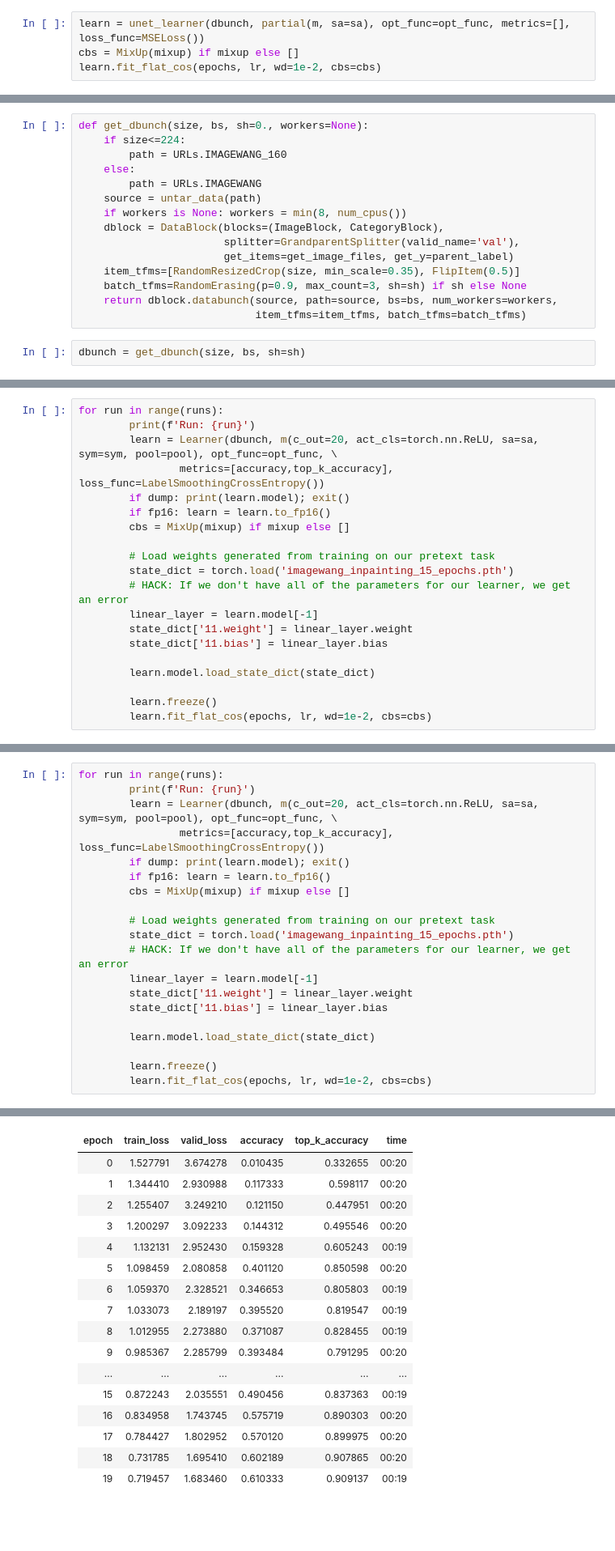
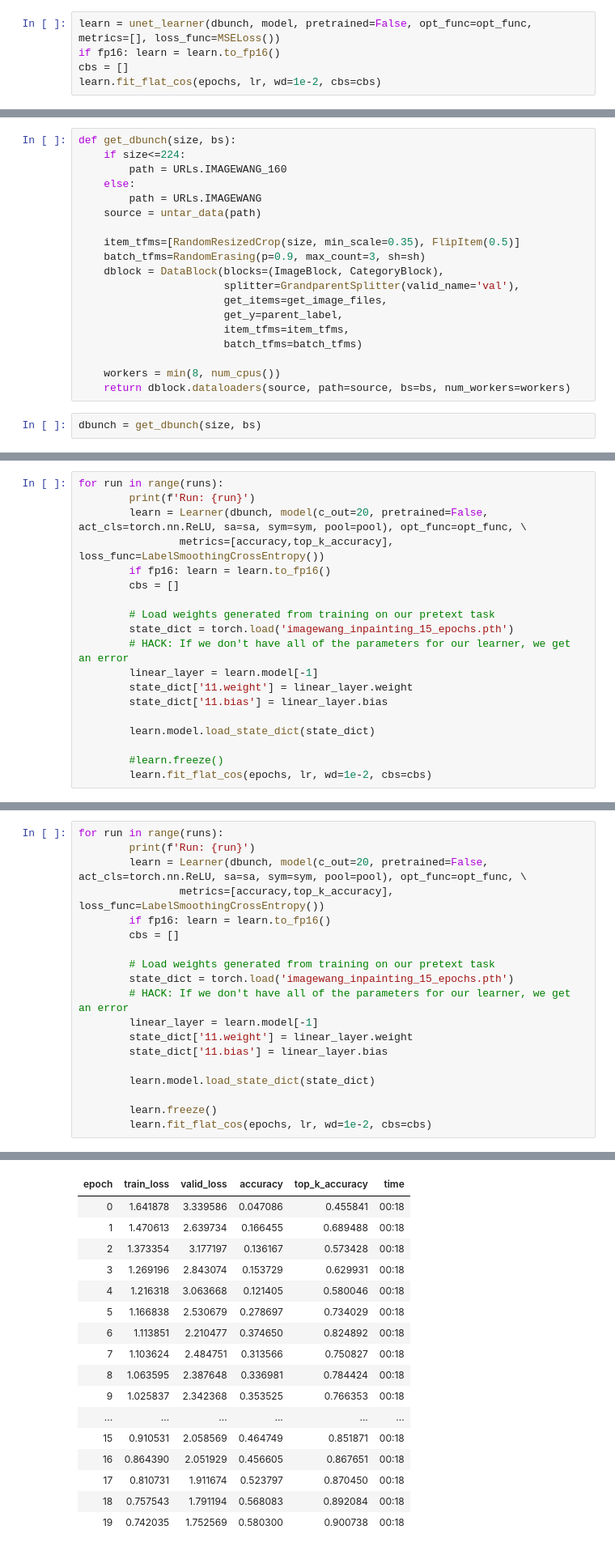
Before and after one commit to JoshVarty/SelfSupervisedLearning, a Jupyter notebook: 01_InpaintingImageWang/03_ImageWang_Leadboard_128.ipynb, the cells around one changed output, grey strips where cells are left out. Shown at 81% size. Saved outputs shown, nothing was run; the diff lists cells and outputs as text; blank space fills up the shorter version.

```diff
--- a/01_InpaintingImageWang/03_ImageWang_Leadboard_128.ipynb
+++ b/01_InpaintingImageWang/03_ImageWang_Leadboard_128.ipynb
@@ -164,6 +124,7 @@ dbunch.show_batch()
 # %%
-learn = unet_learner(dbunch, partial(m, sa=sa), opt_func=opt_func, metrics=[], loss_func=MSELoss())
-cbs = MixUp(mixup) if mixup else []
+learn = unet_learner(dbunch, model, pretrained=False, opt_func=opt_func, metrics=[], loss_func=MSELoss())
+if fp16: learn = learn.to_fp16()
+cbs = []
 learn.fit_flat_cos(epochs, lr, wd=1e-2, cbs=cbs)
 # %% [output]
 | epoch | train_loss | valid_loss | time |
@@ -189,22 +150,26 @@ torch.save(learn.model[0].state_dict(), 'imagewang_inpainting_15_epochs.pth')
 # %% [markdown]
 ## Downstream Task: Image Classification
 # %%
-def get_dbunch(size, bs, sh=0., workers=None):
+def get_dbunch(size, bs):
     if size<=224:
         path = URLs.IMAGEWANG_160
     else:
         path = URLs.IMAGEWANG
     source = untar_data(path)
-    if workers is None: workers = min(8, num_cpus())
+
+    item_tfms=[RandomResizedCrop(size, min_scale=0.35), FlipItem(0.5)]
+    batch_tfms=RandomErasing(p=0.9, max_count=3, sh=sh)
     dblock = DataBlock(blocks=(ImageBlock, CategoryBlock),
                        splitter=GrandparentSplitter(valid_name='val'),
-                       get_items=get_image_files, get_y=parent_label)
-    item_tfms=[RandomResizedCrop(size, min_scale=0.35), FlipItem(0.5)]
-    batch_tfms=RandomErasing(p=0.9, max_count=3, sh=sh) if sh else None
-    return dblock.databunch(source, path=source, bs=bs, num_workers=workers,
-                            item_tfms=item_tfms, batch_tfms=batch_tfms)
+                       get_items=get_image_files,
+                       get_y=parent_label,
+                       item_tfms=item_tfms,
+                       batch_tfms=batch_tfms)
+
+    workers = min(8, num_cpus())
+    return dblock.dataloaders(source, path=source, bs=bs, num_workers=workers)
 # %%
-dbunch = get_dbunch(size, bs, sh=sh)
+dbunch = get_dbunch(size, bs)
 # %% [markdown]
 ### 5 Epochs
 # %%
@@ -213,11 +178,10 @@ runs = 5
 # %%
 for run in range(runs):
         print(f'Run: {run}')
-        learn = Learner(dbunch, m(c_out=20, act_cls=torch.nn.ReLU, sa=sa, sym=sym, pool=pool), opt_func=opt_func, \
+        learn = Learner(dbunch, model(c_out=20, pretrained=False, act_cls=torch.nn.ReLU, sa=sa, sym=sym, pool=pool), opt_func=opt_func, \
                 metrics=[accuracy,top_k_accuracy], loss_func=LabelSmoothingCrossEntropy())
-        if dump: print(learn.model); exit()
         if fp16: learn = learn.to_fp16()
-        cbs = MixUp(mixup) if mixup else []
+        cbs = []
 
         # Load weights generated from training on our pretext task
         state_dict = torch.load('imagewang_inpainting_15_epochs.pth')
@@ -228,7 +192,7 @@ for run in range(runs):
 
         learn.model.load_state_dict(state_dict)
 
-        learn.freeze()
+        #learn.freeze()
         learn.fit_flat_cos(epochs, lr, wd=1e-2, cbs=cbs)
 # %% [output]
 Run: 0
@@ -282,41 +246,40 @@ runs = 3
 # %%
 for run in range(runs):
         print(f'Run: {run}')
-        learn = Learner(dbunch, m(c_out=20, act_cls=torch.nn.ReLU, sa=sa, sym=sym, pool=pool), opt_func=opt_func, \
+        learn = Learner(dbunch, model(c_out=20, pretrained=False, act_cls=torch.nn.ReLU, sa=sa, sym=sym, pool=pool), opt_func=opt_func, \
                 metrics=[accuracy,top_k_accuracy], loss_func=LabelSmoothingCrossEntropy())
-        if dump: print(learn.model); exit()
         if fp16: learn = learn.to_fp16()
-        cbs = MixUp(mixup) if mixup else []
+        cbs = []
 
         # Load weights generated from training on our pretext task
         state_dict = torch.load('imagewang_inpainting_15_epochs.pth')
         # HACK: If we don't have all of the parameters for our learner, we get an error
         linear_layer = learn.model[-1]
         state_dict['11.weight'] = linear_layer.weight
         state_dict['11.bias'] = linear_layer.bias
 
         learn.model.load_state_dict(state_dict)
 
         learn.freeze()
         learn.fit_flat_cos(epochs, lr, wd=1e-2, cbs=cbs)
 # %% [output]
 Run: 0
 | epoch | train_loss | valid_loss | accuracy | top_k_accuracy | time |
-| 0 | 1.527791 | 3.674278 | 0.010435 | 0.332655 | 00:20 |
-| 1 | 1.344410 | 2.930988 | 0.117333 | 0.598117 | 00:20 |
-| 2 | 1.255407 | 3.249210 | 0.121150 | 0.447951 | 00:20 |
-| 3 | 1.200297 | 3.092233 | 0.144312 | 0.495546 | 00:20 |
-| 4 | 1.132131 | 2.952430 | 0.159328 | 0.605243 | 00:19 |
-| 5 | 1.098459 | 2.080858 | 0.401120 | 0.850598 | 00:20 |
-| 6 | 1.059370 | 2.328521 | 0.346653 | 0.805803 | 00:19 |
-| 7 | 1.033073 | 2.189197 | 0.395520 | 0.819547 | 00:19 |
-| 8 | 1.012955 | 2.273880 | 0.371087 | 0.828455 | 00:19 |
-| 9 | 0.985367 | 2.285799 | 0.393484 | 0.791295 | 00:20 |
+| 0 | 1.641878 | 3.339586 | 0.047086 | 0.455841 | 00:18 |
+| 1 | 1.470613 | 2.639734 | 0.166455 | 0.689488 | 00:18 |
+| 2 | 1.373354 | 3.177197 | 0.136167 | 0.573428 | 00:18 |
+| 3 | 1.269196 | 2.843074 | 0.153729 | 0.629931 | 00:18 |
+| 4 | 1.216318 | 3.063668 | 0.121405 | 0.580046 | 00:18 |
+| 5 | 1.166838 | 2.530679 | 0.278697 | 0.734029 | 00:18 |
+| 6 | 1.113851 | 2.210477 | 0.374650 | 0.824892 | 00:18 |
+| 7 | 1.103624 | 2.484751 | 0.313566 | 0.750827 | 00:18 |
+| 8 | 1.063595 | 2.387648 | 0.336981 | 0.784424 | 00:18 |
+| 9 | 1.025837 | 2.342368 | 0.353525 | 0.766353 | 00:18 |
 | ... | ... | ... | ... | ... | ... |
-| 15 | 0.872243 | 2.035551 | 0.490456 | 0.837363 | 00:19 |
-| 16 | 0.834958 | 1.743745 | 0.575719 | 0.890303 | 00:20 |
-| 17 | 0.784427 | 1.802952 | 0.570120 | 0.899975 | 00:20 |
-| 18 | 0.731785 | 1.695410 | 0.602189 | 0.907865 | 00:20 |
-| 19 | 0.719457 | 1.683460 | 0.610333 | 0.909137 | 00:19 |
+| 15 | 0.910531 | 2.058569 | 0.464749 | 0.851871 | 00:18 |
+| 16 | 0.864390 | 2.051929 | 0.456605 | 0.867651 | 00:18 |
+| 17 | 0.810731 | 1.911674 | 0.523797 | 0.870450 | 00:18 |
+| 18 | 0.757543 | 1.791194 | 0.568083 | 0.892084 | 00:18 |
+| 19 | 0.742035 | 1.752569 | 0.580300 | 0.900738 | 00:18 |
 Run: 1
 | epoch | train_loss | valid_loss | accuracy | top_k_accuracy | time |
```
Also changed, not shown: parts of 22 cells of this notebook.
